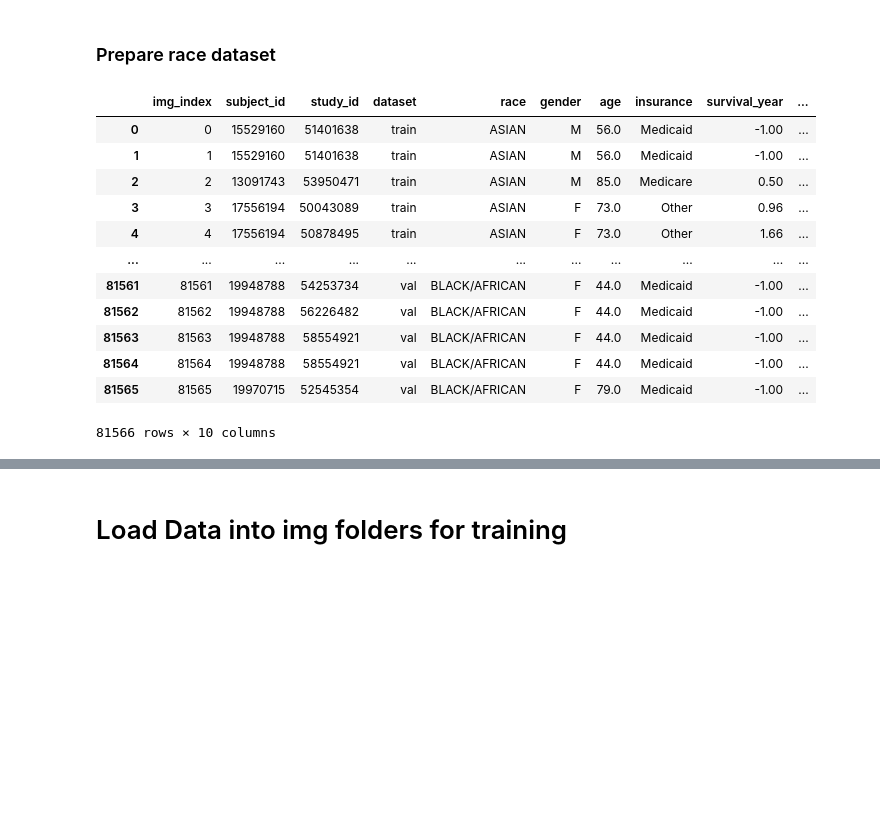
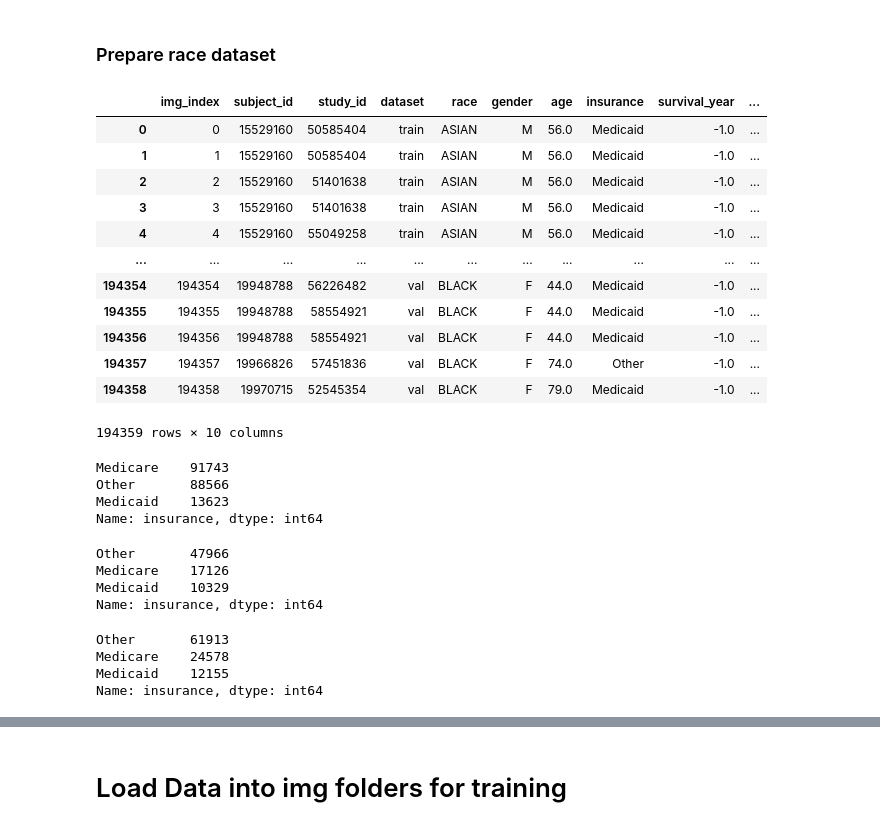
Before and after one commit to Anthonyma0706/CXR_MIMIC_CV, a Jupyter notebook: data_processing.ipynb, the cells around one changed output, grey strips where cells are left out. Saved outputs shown, nothing was run; the diff lists cells and outputs as text; code cells hidden in the pictures; blank space fills up the shorter version.

```diff
--- a/data_processing.ipynb
+++ b/data_processing.ipynb
@@ -208,23 +236,44 @@ df_info
 # %% [markdown]
 ### Prepare race dataset
 # %%
-df_meta = pd.read_csv('data/No_finding/df_No_finding_1121.csv')
-#df_meta = pd.read_csv('data/Edema/df_Edema_1121.csv')
+disease = 'All' #'Edema' # 'Pneumonia_Consolidation' , 'No_finding'
+df_meta = pd.read_csv(f'data/{disease}/df_{disease}.csv')
 df_meta
 # %% [output]
 |  | img_index | subject_id | study_id | dataset | race | gender | age | insurance | survival_year | ... |
-| 0 | 0 | 15529160 | 51401638 | train | ASIAN | M | 56.0 | Medicaid | -1.00 | ... |
-| 1 | 1 | 15529160 | 51401638 | train | ASIAN | M | 56.0 | Medicaid | -1.00 | ... |
-| 2 | 2 | 13091743 | 53950471 | train | ASIAN | M | 85.0 | Medicare | 0.50 | ... |
-| 3 | 3 | 17556194 | 50043089 | train | ASIAN | F | 73.0 | Other | 0.96 | ... |
-| 4 | 4 | 17556194 | 50878495 | train | ASIAN | F | 73.0 | Other | 1.66 | ... |
+| 0 | 0 | 15529160 | 50585404 | train | ASIAN | M | 56.0 | Medicaid | -1.0 | ... |
+| 1 | 1 | 15529160 | 50585404 | train | ASIAN | M | 56.0 | Medicaid | -1.0 | ... |
+| 2 | 2 | 15529160 | 51401638 | train | ASIAN | M | 56.0 | Medicaid | -1.0 | ... |
+| 3 | 3 | 15529160 | 51401638 | train | ASIAN | M | 56.0 | Medicaid | -1.0 | ... |
+| 4 | 4 | 15529160 | 55049258 | train | ASIAN | M | 56.0 | Medicaid | -1.0 | ... |
 | ... | ... | ... | ... | ... | ... | ... | ... | ... | ... | ... |
-| 81561 | 81561 | 19948788 | 54253734 | val | BLACK/AFRICAN | F | 44.0 | Medicaid | -1.00 | ... |
-| 81562 | 81562 | 19948788 | 56226482 | val | BLACK/AFRICAN | F | 44.0 | Medicaid | -1.00 | ... |
-| 81563 | 81563 | 19948788 | 58554921 | val | BLACK/AFRICAN | F | 44.0 | Medicaid | -1.00 | ... |
-| 81564 | 81564 | 19948788 | 58554921 | val | BLACK/AFRICAN | F | 44.0 | Medicaid | -1.00 | ... |
-| 81565 | 81565 | 19970715 | 52545354 | val | BLACK/AFRICAN | F | 79.0 | Medicaid | -1.00 | ... |
+| 194354 | 194354 | 19948788 | 56226482 | val | BLACK | F | 44.0 | Medicaid | -1.0 | ... |
+| 194355 | 194355 | 19948788 | 58554921 | val | BLACK | F | 44.0 | Medicaid | -1.0 | ... |
+| 194356 | 194356 | 19948788 | 58554921 | val | BLACK | F | 44.0 | Medicaid | -1.0 | ... |
+| 194357 | 194357 | 19966826 | 57451836 | val | BLACK | F | 74.0 | Other | -1.0 | ... |
+| 194358 | 194358 | 19970715 | 52545354 | val | BLACK | F | 79.0 | Medicaid | -1.0 | ... |
-81566 rows × 10 columns
+194359 rows × 10 columns
+# %%
+df_meta['insurance'].value_counts()
+# %% [output]
+Medicare    91743
+Other       88566
+Medicaid    13623
+Name: insurance, dtype: int64
+# %%
+df_meta[df_meta['age'] < 60 ]['insurance'].value_counts()
+# %% [output]
+Other       47966
+Medicare    17126
+Medicaid    10329
+Name: insurance, dtype: int64
+# %%
+df_meta[df_meta['age'] < 65 ]['insurance'].value_counts()
+# %% [output]
+Other       61913
+Medicare    24578
+Medicaid    12155
+Name: insurance, dtype: int64
 # %%
 def prepare_balanced_testset_for_race(df_meta, drop_some_white = False, p = 0.4):
     df = df_meta.copy(True)
```
Also changed, not shown: parts of 19 cells of this notebook, 4 other files.
